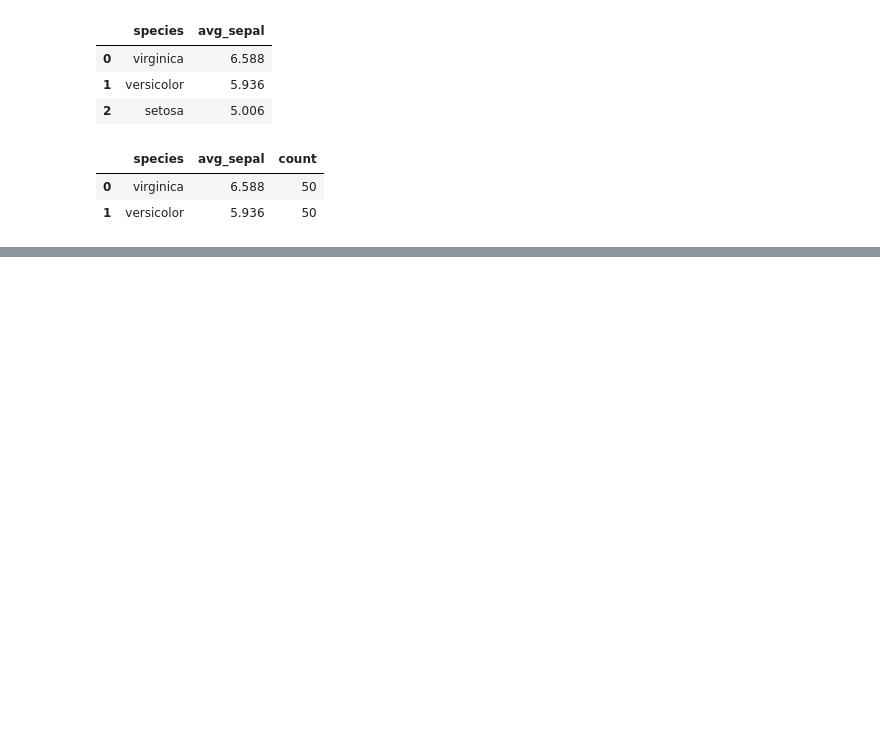
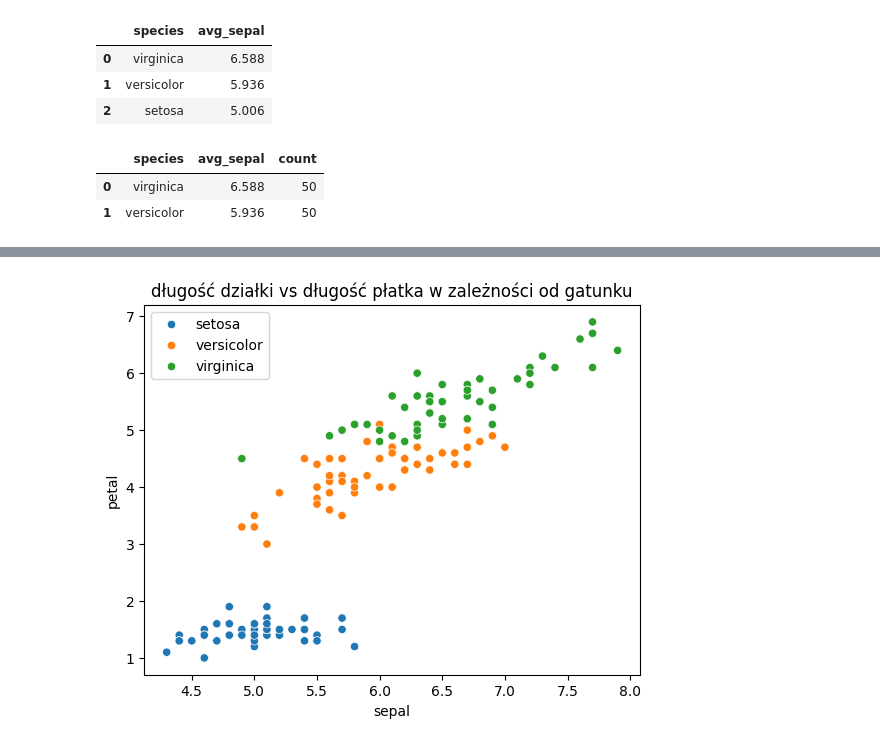
Before and after one commit to rafglo/Bazy-Danych, a Jupyter notebook: prezentacja.ipynb, the cells around one changed output, grey strips where cells are left out. Cells and saved outputs as stored; diff of their text form; code cells hidden in the pictures; blank space fills up the shorter version.

```diff
--- a/prezentacja.ipynb
+++ b/prezentacja.ipynb
@@ -33,3 +36,13 @@ duckdb.query(query).df()
 |  | species | avg_sepal | count |
 | 0 | virginica | 6.588 | 50 |
 | 1 | versicolor | 5.936 | 50 |
+# %%
+query2 = """
+SELECT species,
+"sepal length (cm)" AS sepal,
+"petal length (cm)" AS petal
+FROM df
+"""
+# %%
+tabela2 = duckdb.query(query2).df()
+tabela2
@@ -35,0 +65,7 @@ duckdb.query(query).df()
+# %%
+sns.scatterplot(data=tabela2, x="sepal", y="petal", hue="species")
+plt.title("długość działki vs długość płatka w zależności od gatunku")
+plt.legend()
+plt.show()
+# %% [output]
+[figure, added]
```
Also changed, not shown: parts of 5 cells of this notebook.
